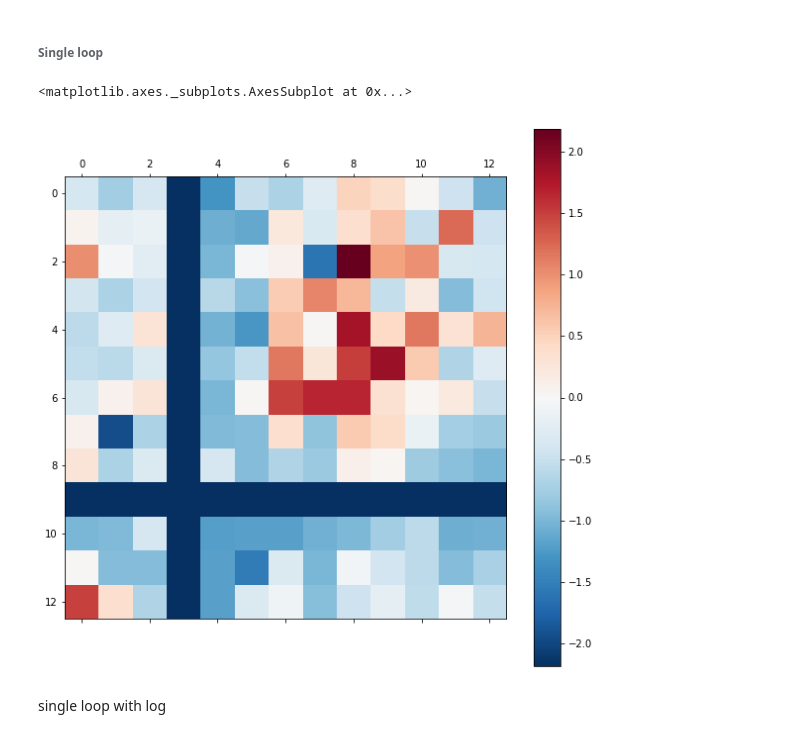
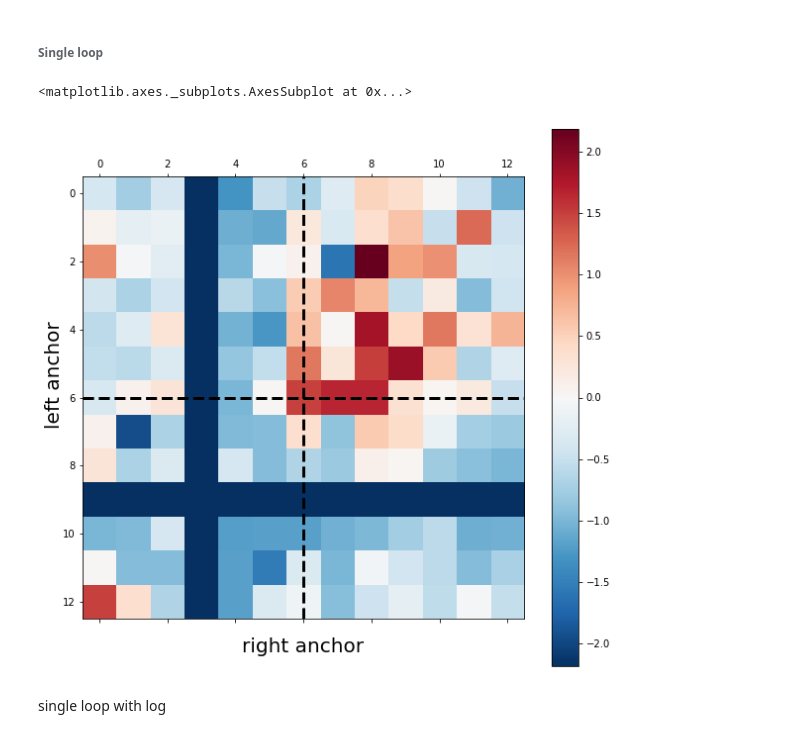
Before and after one commit to GoodBoy962/Dictyostelium-loops, a Jupyter notebook: dicty/Loops visualisation and processing (Dicty).ipynb, the cells around one changed output. Saved outputs shown, nothing was run; the diff lists cells and outputs as text; code cells hidden in the pictures.

Commit message:
and anchors for single loops and their averages

```diff
--- a/dicty/Loops visualisation and processing (Dicty).ipynb
+++ b/dicty/Loops visualisation and processing (Dicty).ipynb
@@ -111,13 +111,13 @@ arr = np.load('arrs/2kb_chr'+str(chr_num)+'_norm.npy')
 # %%
 idx = 20
 loop_y_centroid = loops_y[idx]-1
 loop_x_centroid = loops_x[idx]-1
 loop_window = loops_utils.get_loop_with_window(arr, loop_y_centroid, loop_x_centroid)
 loops_utils.plot_HiC(loops_utils.z_norm_zero_middle(loop_window), figsize=(10,10),
-                     name='dicty_norm_single_loop')
+                     name='dicty_norm_single_loop', is_loop=True)
 # %% [output]
 <matplotlib.axes._subplots.AxesSubplot at 0x...>
-[figure, old version]
+[figure, new version]
 # %% [markdown]
 single loop with log
 # %%
```
Also changed, not shown: parts of 4 cells of this notebook, 2 other files.
